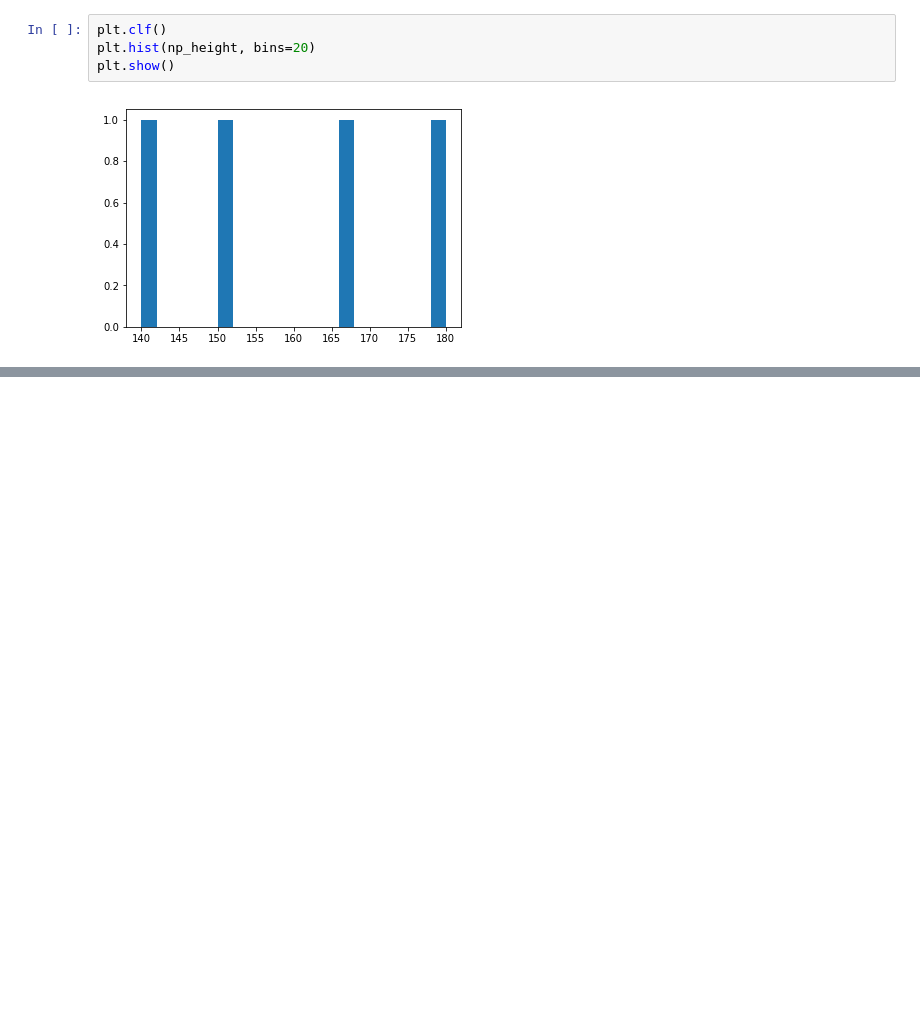
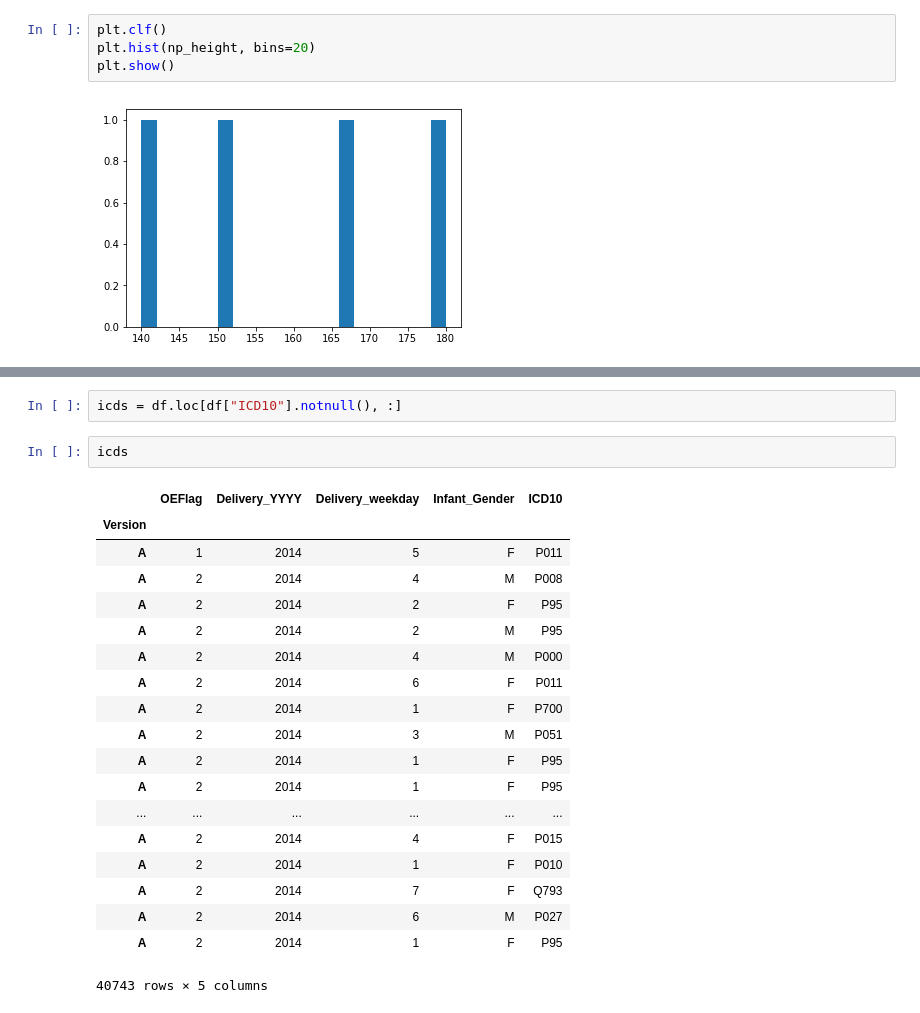
Before and after one commit to shayanray/myjupyternotebooks, a Jupyter notebook: Intro to Numpy-Matplotlib-Pandas.ipynb, the cells around one changed output, grey strips where cells are left out. Drawn from its saved outputs; the diff is of its cells as text; blank space fills up the shorter version.

```diff
--- a/Intro to Numpy-Matplotlib-Pandas.ipynb
+++ b/Intro to Numpy-Matplotlib-Pandas.ipynb
@@ -109,0 +145,24 @@ plt.show()
+# %%
+icds = df.loc[df["ICD10"].notnull(), :]
+# %%
+icds
+# %% [output]
+|  | OEFlag | Delivery_YYYY | Delivery_weekday | Infant_Gender | ICD10 |
+| Version |  |  |  |  |  |
+| A | 1 | 2014 | 5 | F | P011 |
+| A | 2 | 2014 | 4 | M | P008 |
+| A | 2 | 2014 | 2 | F | P95 |
+| A | 2 | 2014 | 2 | M | P95 |
+| A | 2 | 2014 | 4 | M | P000 |
+| A | 2 | 2014 | 6 | F | P011 |
+| A | 2 | 2014 | 1 | F | P700 |
+| A | 2 | 2014 | 3 | M | P051 |
+| A | 2 | 2014 | 1 | F | P95 |
+| A | 2 | 2014 | 1 | F | P95 |
+| ... | ... | ... | ... | ... | ... |
+| A | 2 | 2014 | 4 | F | P015 |
+| A | 2 | 2014 | 1 | F | P010 |
+| A | 2 | 2014 | 7 | F | Q793 |
+| A | 2 | 2014 | 6 | M | P027 |
+| A | 2 | 2014 | 1 | F | P95 |
+40743 rows × 5 columns
```
Also changed, not shown: parts of 16 cells of this notebook, 1 other file.
